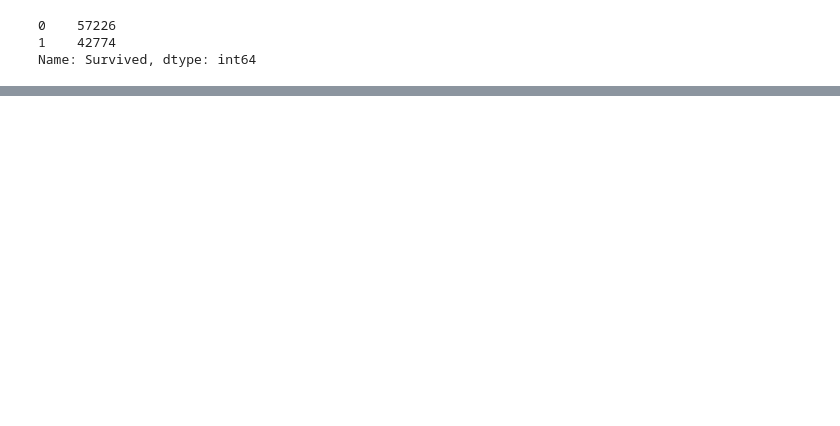
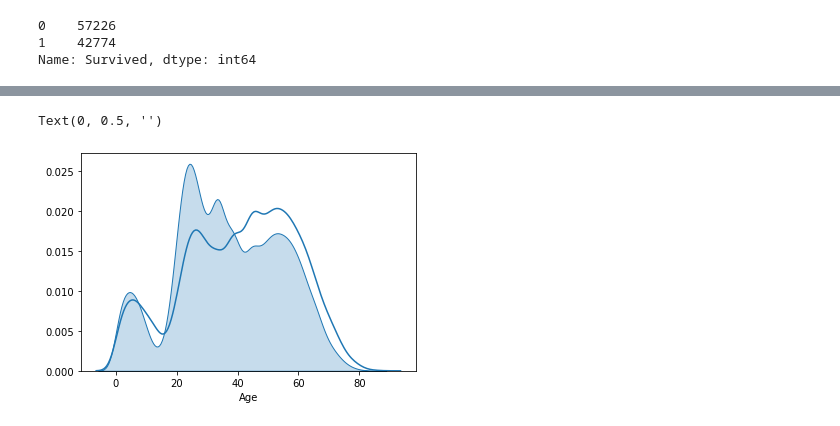
Before and after one commit to oduginov/ml-intro, a Jupyter notebook: 2_data_exploration/eda.ipynb, the cells around one changed output, grey strips where cells are left out. Drawn from its saved outputs; the diff is of its cells as text; code cells hidden in the pictures; blank space fills up the shorter version.

Commit message:
Survival rate

```diff
--- a/2_data_exploration/eda.ipynb
+++ b/2_data_exploration/eda.ipynb
@@ -603,8 +618,8 @@ sns.barplot(x=total_table.index, y=total_table['Deck'] / 1000, zorder=2, hue=tot
 print(train.info(), '\n')
 print(test.info(), '\n')
 
-train['Cabin'] = train['Cabin'].fillna('N')
-test['Cabin'] = test['Cabin'].fillna('N')
+train['Cabin'] = train['Cabin'].fillna(0)
+test['Cabin'] = test['Cabin'].fillna(0)
 # %% [output]
 <class 'pandas.core.frame.DataFrame'>
 RangeIndex: 100000 entries, 0 to 99999
@@ -712,3 +752,20 @@ train['Survived'].value_counts()
 0    57226
 1    42774
 Name: Survived, dtype: int64
+# %%
+# Calculation `Survival rate` over ticket class `Pclass`
+train['Double'] = train['Survived']
+pivot_table = train.pivot_table(values = ['Survived'], index = ['Pclass'], columns = ['Double'], aggfunc='count')
+
+print(pivot_table)
+
+p = pivot_table['Survived']
+s1 = pd.Series([p[1][1], p[1][2], p[1][3]])
+s2 = pd.Series([p[0][1], p[0][2], p[0][3]])
+df = pd.DataFrame(columns = ['Survived', 'Not Survived', 'Total'])
+df['Survived'] = s1
+df['Not Survived'] = s2
+df['Total'] = df['Survived'] + df['Not Survived']
+df['Percentage'] = df['Survived']/df['Total']*100
+df.index = df.index + 1
+df
@@ -714,0 +840,10 @@ Name: Survived, dtype: int64
+# %%
+# Assessing `Survival rate` over `Age`
+
+distr = sns.kdeplot(x=train[train['Survived'] == 1]['Age'], zorder=2, shade=False)
+distr = sns.kdeplot(x=train[train['Survived'] == 0]['Age'], zorder=2, shade=True)
+distr.set_xlabel('Age')
+distr.set_ylabel('')
+# %% [output]
+Text(0, 0.5, '')
+[figure, added]
```
Also changed, not shown: parts of 19 cells of this notebook.
